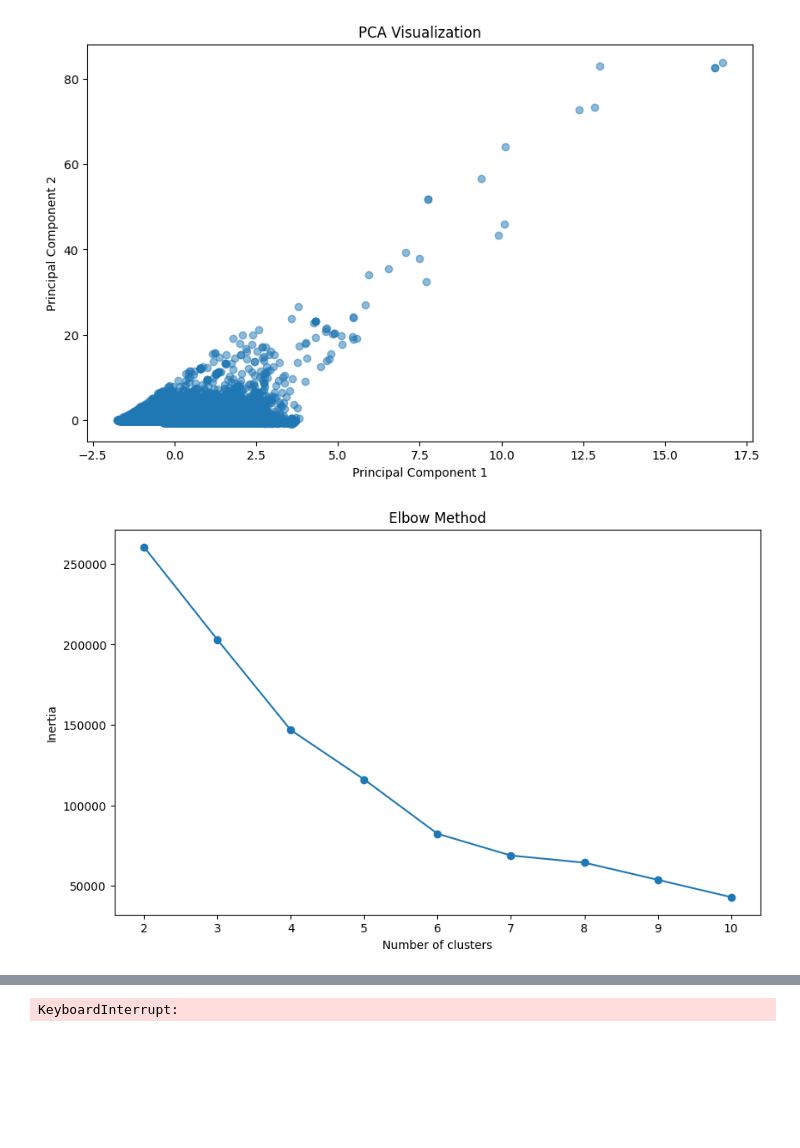
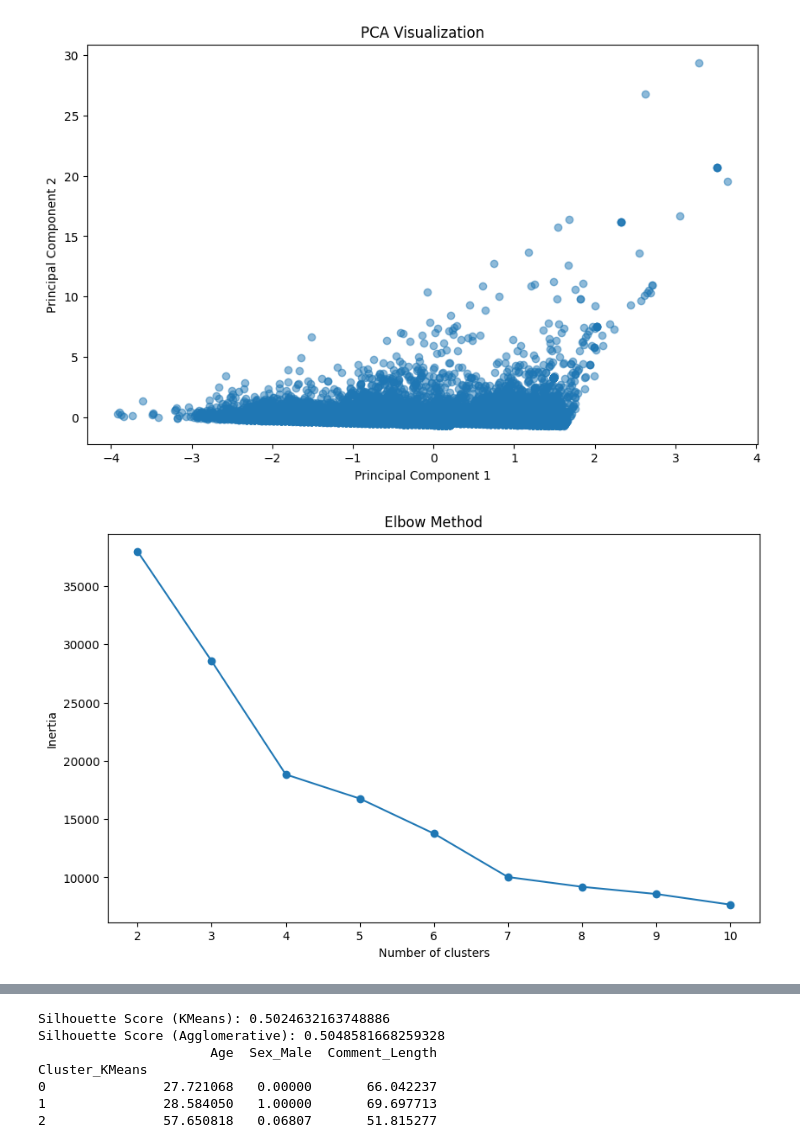
Before and after one commit to Solo7602/IIAS, a Jupyter notebook: lab5.ipynb, the cells around one changed output, grey strips where cells are left out. Cells and saved outputs as stored; diff of their text form; code cells hidden in the pictures; blank space fills up the shorter version.

```diff
--- a/lab5.ipynb
+++ b/lab5.ipynb
@@ -9,7 +9,9 @@ from sklearn.cluster import KMeans, AgglomerativeClustering
 from sklearn.metrics import silhouette_score
 
 # Загрузка данных
-data = pd.read_csv('10k_dataset_processed_final_with_ageGroup.csv')
+data_long = pd.read_csv('10k_dataset_processed_final_with_ageGroup.csv')
+
+data = data_long.head(20000)
 
 # Выбор признаков
 features = data[['Age', 'Sex_Male', 'Comment_Length']]
@@ -62,32 +64,32 @@ plt.show()
 kmeans = KMeans(n_clusters=3, random_state=42)
 kmeans_labels = kmeans.fit_predict(scaled_features)
 
 # Агломеративная кластеризация
 agg = AgglomerativeClustering(n_clusters=3)
 agg_labels = agg.fit_predict(scaled_features)
 
 # Визуализация кластеров
 plt.figure(figsize=(12, 6))
 plt.subplot(1, 2, 1)
 plt.scatter(principal_components[:, 0], principal_components[:, 1], c=kmeans_labels, cmap='viridis', alpha=0.5)
 plt.title('KMeans Clustering')
 
 plt.subplot(1, 2, 2)
 plt.scatter(principal_components[:, 0], principal_components[:, 1], c=agg_labels, cmap='viridis', alpha=0.5)
 plt.title('Agglomerative Clustering')
 plt.show()
 
 # Оценка качества
 kmeans_score = silhouette_score(scaled_features, kmeans_labels)
 agg_score = silhouette_score(scaled_features, agg_labels)
 
 print(f'Silhouette Score (KMeans): {kmeans_score}')
 print(f'Silhouette Score (Agglomerative): {agg_score}')
 
 # Анализ кластеров
 data['Cluster_KMeans'] = kmeans_labels
 cluster_means = data.groupby('Cluster_KMeans')[['Age', 'Sex_Male', 'Comment_Length']].mean()
 print(cluster_means)
 # %% [output]
-[figure, old version]
+[figure, new version]
-[figure, old version]
+[figure, new version]
@@ -94 +98,7 @@ print(cluster_means)
-KeyboardInterrupt:
+Silhouette Score (KMeans): 0.5024632163748886
+Silhouette Score (Agglomerative): 0.5048581668259328
+                      Age  Sex_Male  Comment_Length
+Cluster_KMeans
+0               27.721068   0.00000       66.042237
+1               28.584050   1.00000       69.697713
+2               57.650818   0.06807       51.815277
```
Also changed, not shown: parts of 1 cell of this notebook.
